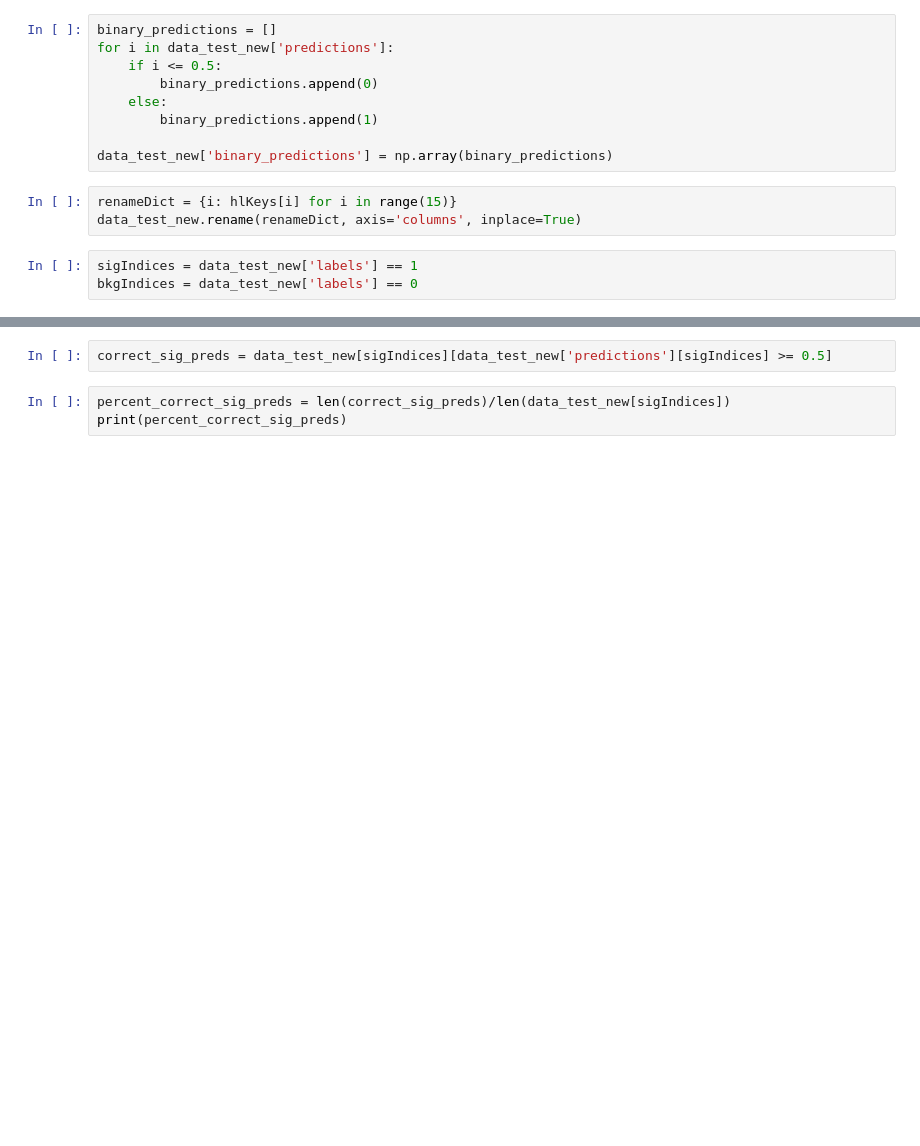
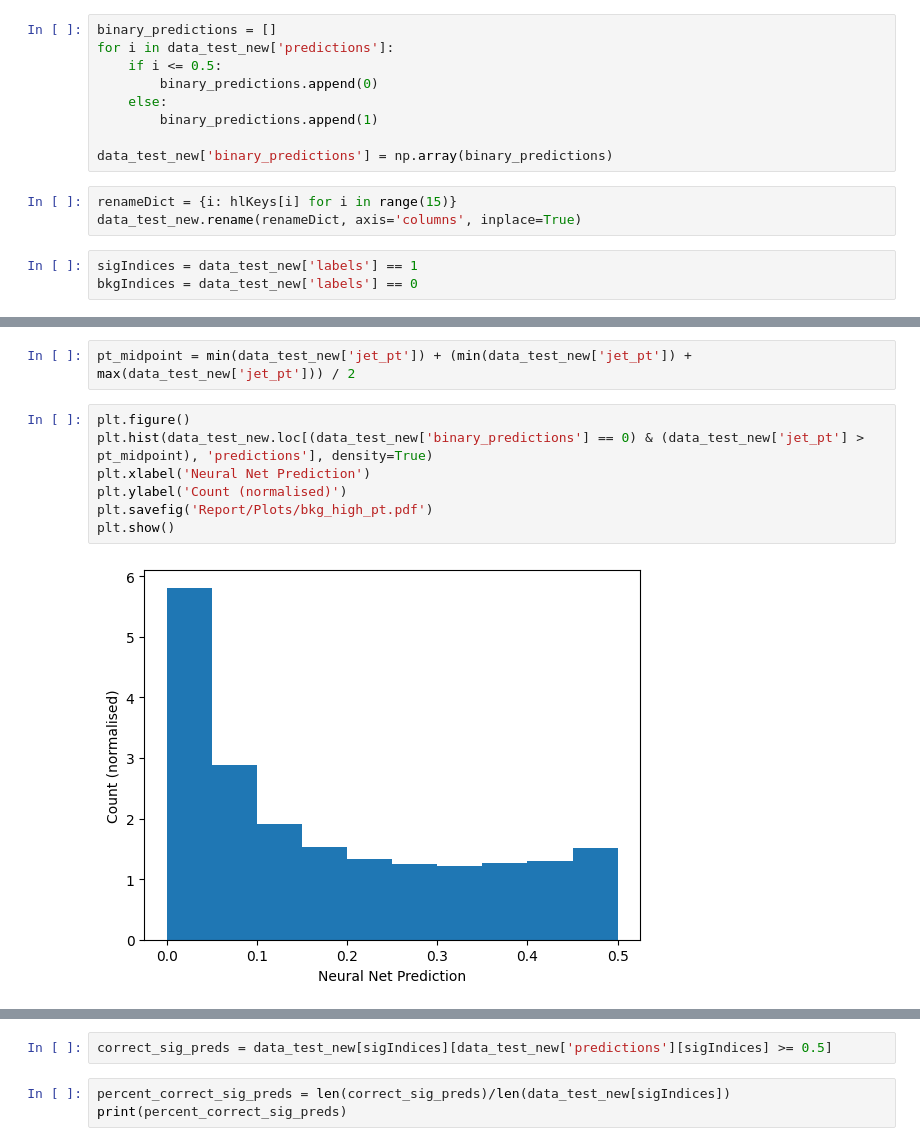
Before and after one commit to mkidson/Uni-Code, a Jupyter notebook: Honours/DS/Top_Tagging/topTaggingStats.ipynb, the cells around one changed output, grey strips where cells are left out. Cells and saved outputs as stored; diff of their text form; blank space fills up the shorter version.

```diff
--- a/Honours/DS/Top_Tagging/topTaggingStats.ipynb
+++ b/Honours/DS/Top_Tagging/topTaggingStats.ipynb
@@ -130 +118,12 @@ Index(['fjet_Tau1_wta', 'fjet_Tau2_wta', 'fjet_Tau3_wta', 'fjet_Tau4_wta',
       dtype='object')
+# %%
+pt_midpoint = min(data_test_new['jet_pt']) + (min(data_test_new['jet_pt']) + max(data_test_new['jet_pt'])) / 2
+# %%
+plt.figure()
+plt.hist(data_test_new.loc[(data_test_new['binary_predictions'] == 0) & (data_test_new['jet_pt'] > pt_midpoint), 'predictions'], density=True)
+plt.xlabel('Neural Net Prediction')
+plt.ylabel('Count (normalised)')
+plt.savefig('Report/Plots/bkg_high_pt.pdf')
+plt.show()
+# %% [output]
+[figure, added]
```
Also changed, not shown: parts of 11 cells of this notebook, 19 other files.
